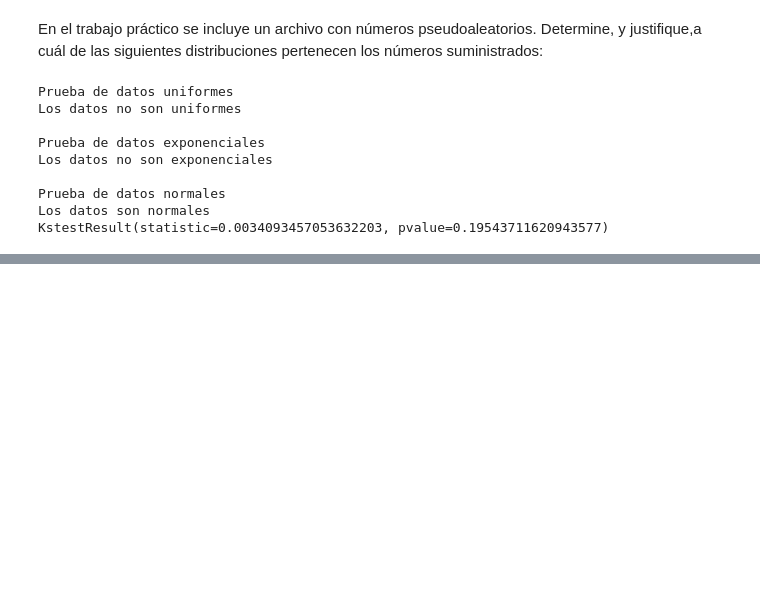
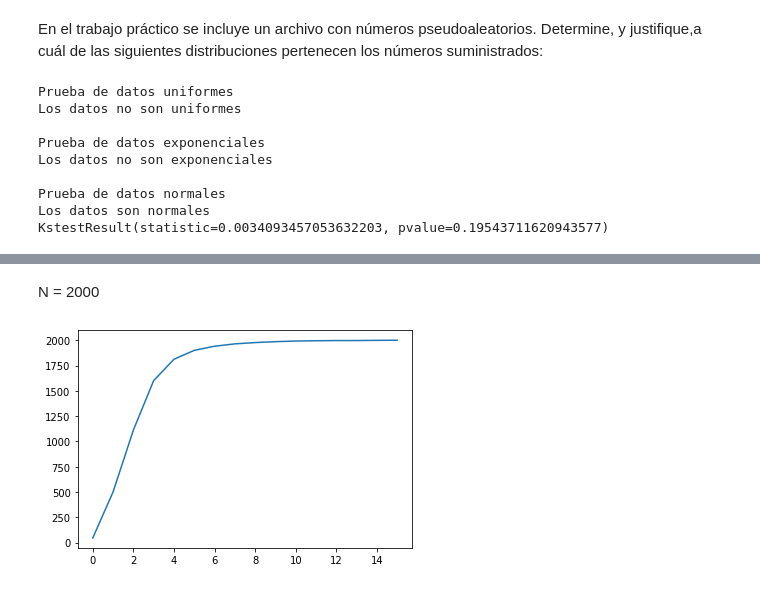
Before and after one commit to joaquinhojman/Simulacion-TP1, a Jupyter notebook: Simulacion_TP1.ipynb, the cells around one changed output, grey strips where cells are left out. Cells and saved outputs as stored; diff of their text form; code cells hidden in the pictures; blank space fills up the shorter version.

```diff
--- a/Simulacion_TP1.ipynb
+++ b/Simulacion_TP1.ipynb
@@ -276,0 +332,6 @@ KstestResult(statistic=0.0034093457053632203, pvalue=0.19543711620943577)
+# %%
+def obtener_estado(personas):
+	espacio = generar_espacio_vacio()
+	for v in personas.values():
+		espacio[v[0]][v[1]] = v[2]
+	return espacio
@@ -276,0 +440,43 @@ KstestResult(statistic=0.0034093457053632203, pvalue=0.19543711620943577)
+# %%
+def estado_inicial():
+	#Ubico a las N personas de forma aleatoria. El 2% estan infectados.
+	#Se decide el "tipo" de persona
+	personas = {} #clave: persona. valor: x,y,infectado o no, tipo de persona
+	espacio = generar_espacio_vacio()
+	contagiados = 0
+	for i in range(n):
+		x = random.randrange(0,NCELDASXFILA-1)
+		y = random.randrange(0,NCELDASXFILA-1)
+		while (espacio[x][y] != "_"):
+			x = random.randrange(0,NCELDASXFILA-1)
+			y = random.randrange(0,NCELDASXFILA-1)
+
+		tipo = ""
+		probTipo = random.random()
+		if (probTipo <= 0.70):
+			tipo = "A"
+		elif (probTipo <= 0.95):
+			tipo = "B"
+		else:
+			tipo = "C"
+
+		probInfectado = random.random()
+		if (probInfectado <= 0.02):
+			personas[i] = (x,y,"X",tipo)
+			espacio[x][y]= "X"
+			contagiados += 1
+		else:
+			personas[i] = (x,y,"O",tipo)
+			espacio[x][y] = "O"
+	return personas, contagiados
+# %% [markdown]
+N = 2000
+# %%
+personas, contagiados = estado_inicial()
+if (contagiados != 0):
+  lista_contagiados, lista_sanos = random_walking(personas,contagiados)
+# %%
+plt.plot(lista_contagiados);
+plt.show()
+# %% [output]
+[figure, added]
```
Also changed, not shown: parts of 112 cells of this notebook.
